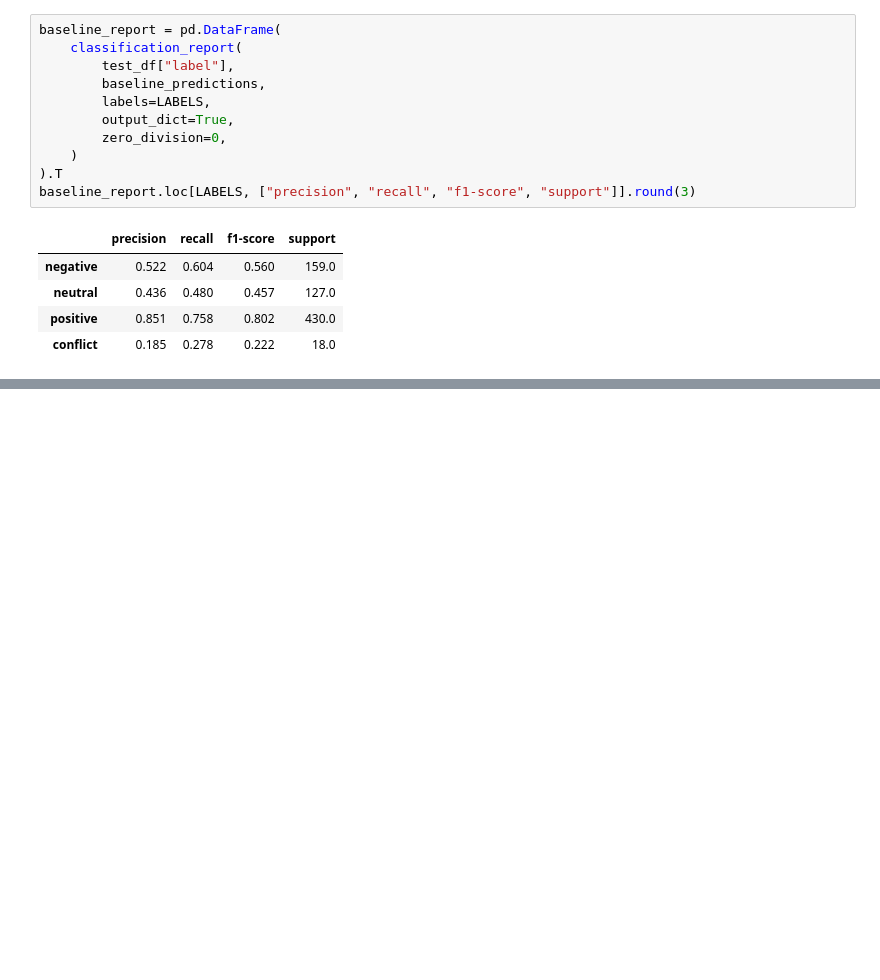
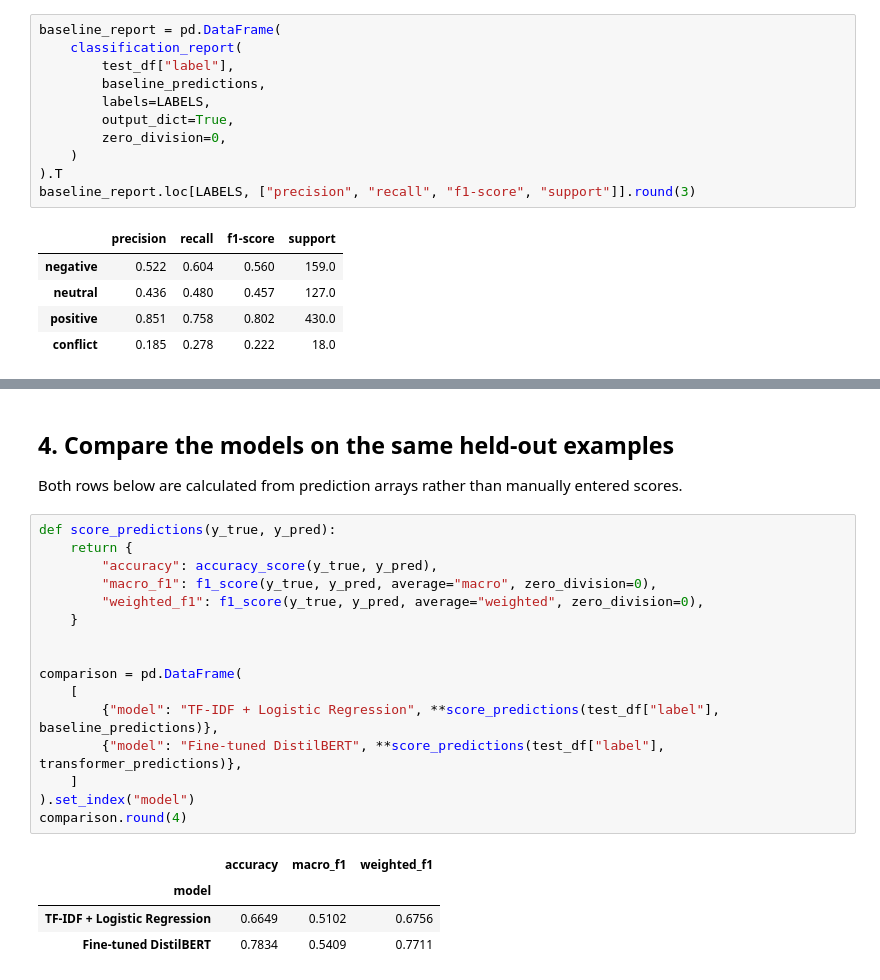
Before and after one commit to praiseprince/absa-customer-insights-phase2, a Jupyter notebook: Group-1-Phase-2-code-Praise-Marya-Ashmit.ipynb, the cells around one changed output, grey strips where cells are left out. Drawn from its saved outputs; the diff is of its cells as text; blank space fills up the shorter version.

```diff
--- a/Group-1-Phase-2-code-Praise-Marya-Ashmit.ipynb
+++ b/Group-1-Phase-2-code-Praise-Marya-Ashmit.ipynb
@@ -187,0 +307,25 @@ Fine-tune DistilBERT and compare it with this baseline on the same held-out exam
+# %% [markdown]
+## 4. Compare the models on the same held-out examples
+
+Both rows below are calculated from prediction arrays rather than manually entered scores.
+# %%
+def score_predictions(y_true, y_pred):
+    return {
+        "accuracy": accuracy_score(y_true, y_pred),
+        "macro_f1": f1_score(y_true, y_pred, average="macro", zero_division=0),
+        "weighted_f1": f1_score(y_true, y_pred, average="weighted", zero_division=0),
+    }
+
+
+comparison = pd.DataFrame(
+    [
+        {"model": "TF-IDF + Logistic Regression", **score_predictions(test_df["label"], baseline_predictions)},
+        {"model": "Fine-tuned DistilBERT", **score_predictions(test_df["label"], transformer_predictions)},
+    ]
+).set_index("model")
+comparison.round(4)
+# %% [output]
+|  | accuracy | macro_f1 | weighted_f1 |
+| model |  |  |  |
+| TF-IDF + Logistic Regression | 0.6649 | 0.5102 | 0.6756 |
+| Fine-tuned DistilBERT | 0.7834 | 0.5409 | 0.7711 |
```
Also changed, not shown: parts of 13 cells of this notebook.
